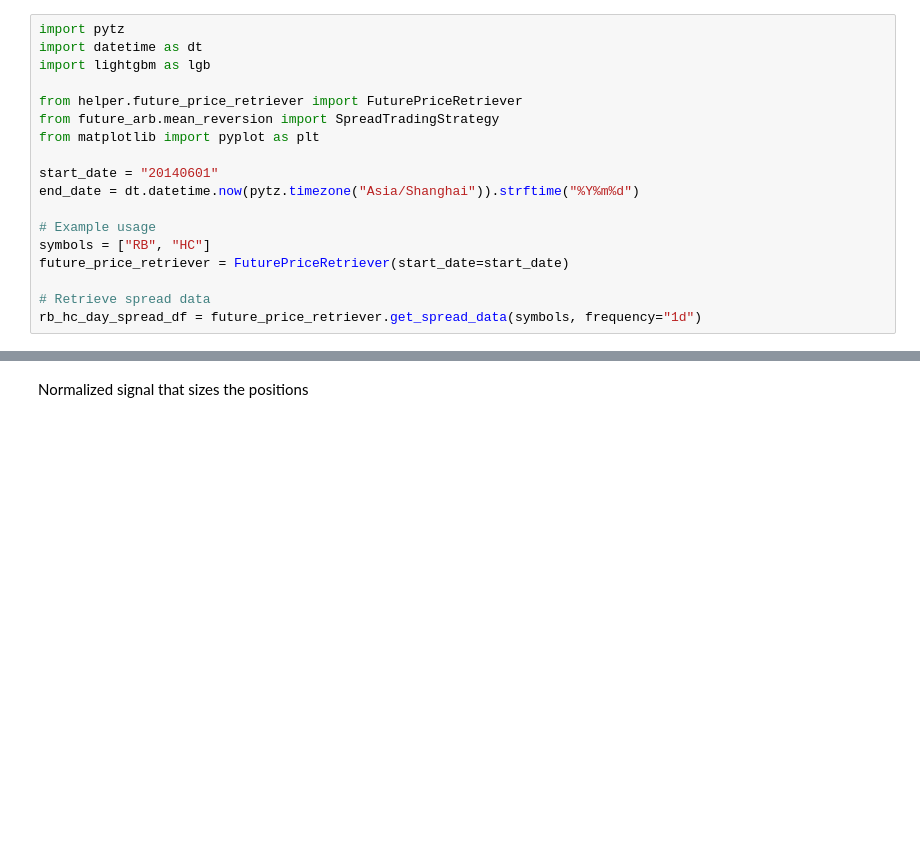
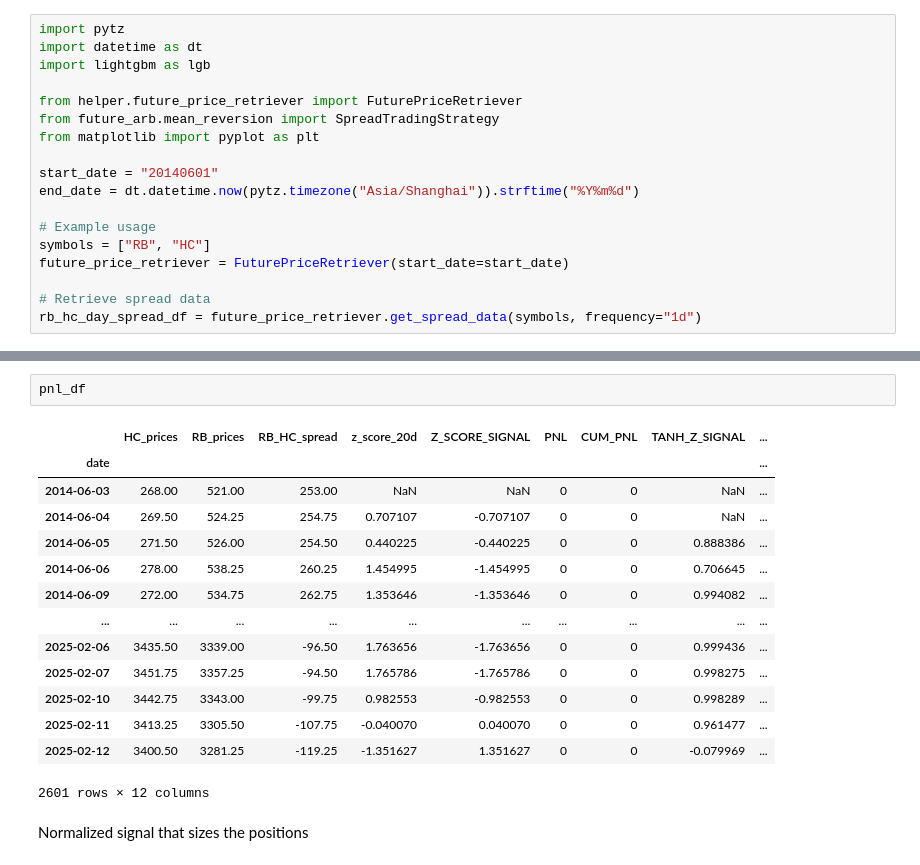
Before and after one commit to yanzhizhang/FICC_QIS, a Jupyter notebook: RB_HC.ipynb, the cells around one changed output, grey strips where cells are left out. Drawn from its saved outputs; the diff is of its cells as text; blank space fills up the shorter version.

```diff
--- a/RB_HC.ipynb
+++ b/RB_HC.ipynb
@@ -53,3 +96,20 @@ plt.grid(True)
+# %%
+pnl_df
+# %% [output]
+|  | HC_prices | RB_prices | RB_HC_spread | z_score_20d | Z_SCORE_SIGNAL | PNL | CUM_PNL | TANH_Z_SIGNAL | ... |
+| date |  |  |  |  |  |  |  |  | ... |
+| 2014-06-03 | 268.00 | 521.00 | 253.00 | NaN | NaN | 0 | 0 | NaN | ... |
+| 2014-06-04 | 269.50 | 524.25 | 254.75 | 0.707107 | -0.707107 | 0 | 0 | NaN | ... |
+| 2014-06-05 | 271.50 | 526.00 | 254.50 | 0.440225 | -0.440225 | 0 | 0 | 0.888386 | ... |
+| 2014-06-06 | 278.00 | 538.25 | 260.25 | 1.454995 | -1.454995 | 0 | 0 | 0.706645 | ... |
+| 2014-06-09 | 272.00 | 534.75 | 262.75 | 1.353646 | -1.353646 | 0 | 0 | 0.994082 | ... |
+| ... | ... | ... | ... | ... | ... | ... | ... | ... | ... |
+| 2025-02-06 | 3435.50 | 3339.00 | -96.50 | 1.763656 | -1.763656 | 0 | 0 | 0.999436 | ... |
+| 2025-02-07 | 3451.75 | 3357.25 | -94.50 | 1.765786 | -1.765786 | 0 | 0 | 0.998275 | ... |
+| 2025-02-10 | 3442.75 | 3343.00 | -99.75 | 0.982553 | -0.982553 | 0 | 0 | 0.998289 | ... |
+| 2025-02-11 | 3413.25 | 3305.50 | -107.75 | -0.040070 | 0.040070 | 0 | 0 | 0.961477 | ... |
+| 2025-02-12 | 3400.50 | 3281.25 | -119.25 | -1.351627 | 1.351627 | 0 | 0 | -0.079969 | ... |
+2601 rows × 12 columns
 # %% [markdown]
 Normalized signal that sizes the positions
 # %%
```
Also changed, not shown: parts of 9 cells of this notebook, 5 other files.
